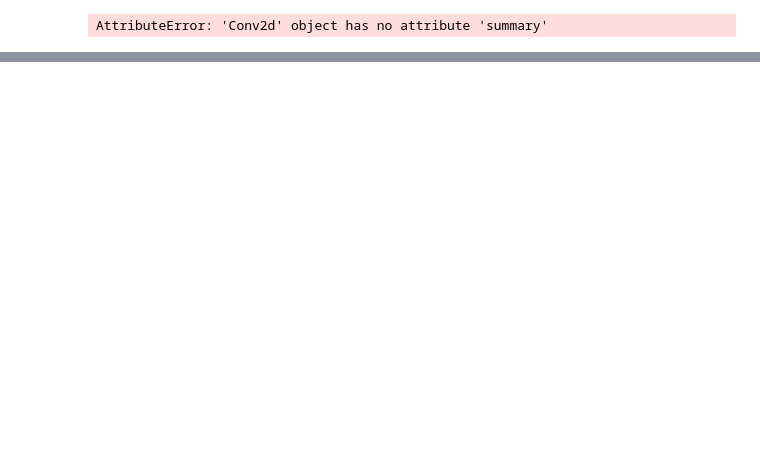
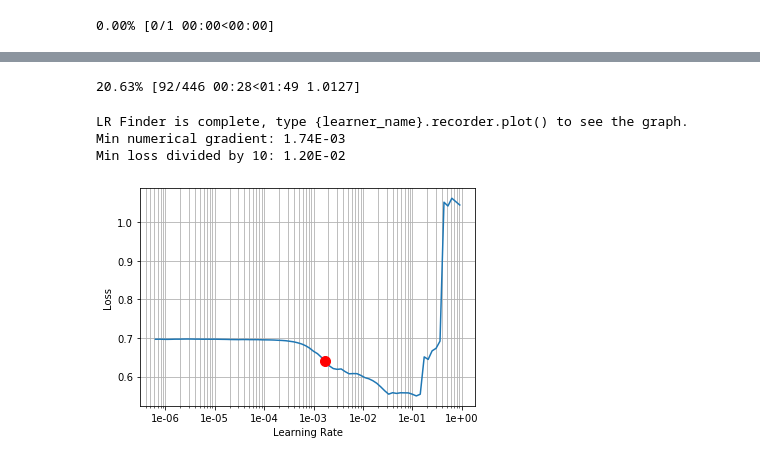
Before and after one commit to DmitIW/BachelorDiploma, a Jupyter notebook: linknet34.ipynb, the cells around one changed output, grey strips where cells are left out. Saved outputs shown, nothing was run; the diff lists cells and outputs as text; code cells hidden in the pictures; blank space fills up the shorter version.

```diff
--- a/linknet34.ipynb
+++ b/linknet34.ipynb
@@ -67,10 +67,8 @@ learner.loss_fn = nn.BCELoss()  # pos_weight=Tensor([1])
 learner.metrics = [accuracy_segmentation, jaccard_index_one_class, jaccard_index_zero_class]
 
 # learner.freeze_to(1)
-# %%
-learner.model.finalconv2
-# %% [output]
-AttributeError: 'Conv2d' object has no attribute 'summary'
 # %%
-# learner.lr_find()
-# learner.recorder.plot(suggestion=True, show_grid=True)
+learner.lr_find()
+learner.recorder.plot(suggestion=True, show_grid=True)
+# %% [output]
+0.00% [0/1 00:00<00:00]
@@ -77 +76,6 @@ AttributeError: 'Conv2d' object has no attribute 'summary'
+20.63% [92/446 00:28<01:49 1.0127]
+LR Finder is complete, type {learner_name}.recorder.plot() to see the graph.
+Min numerical gradient: 1.74E-03
+Min loss divided by 10: 1.20E-02
+[figure, added]
 # %%
```
Also changed, not shown: parts of 7 cells of this notebook, 7 other files.
